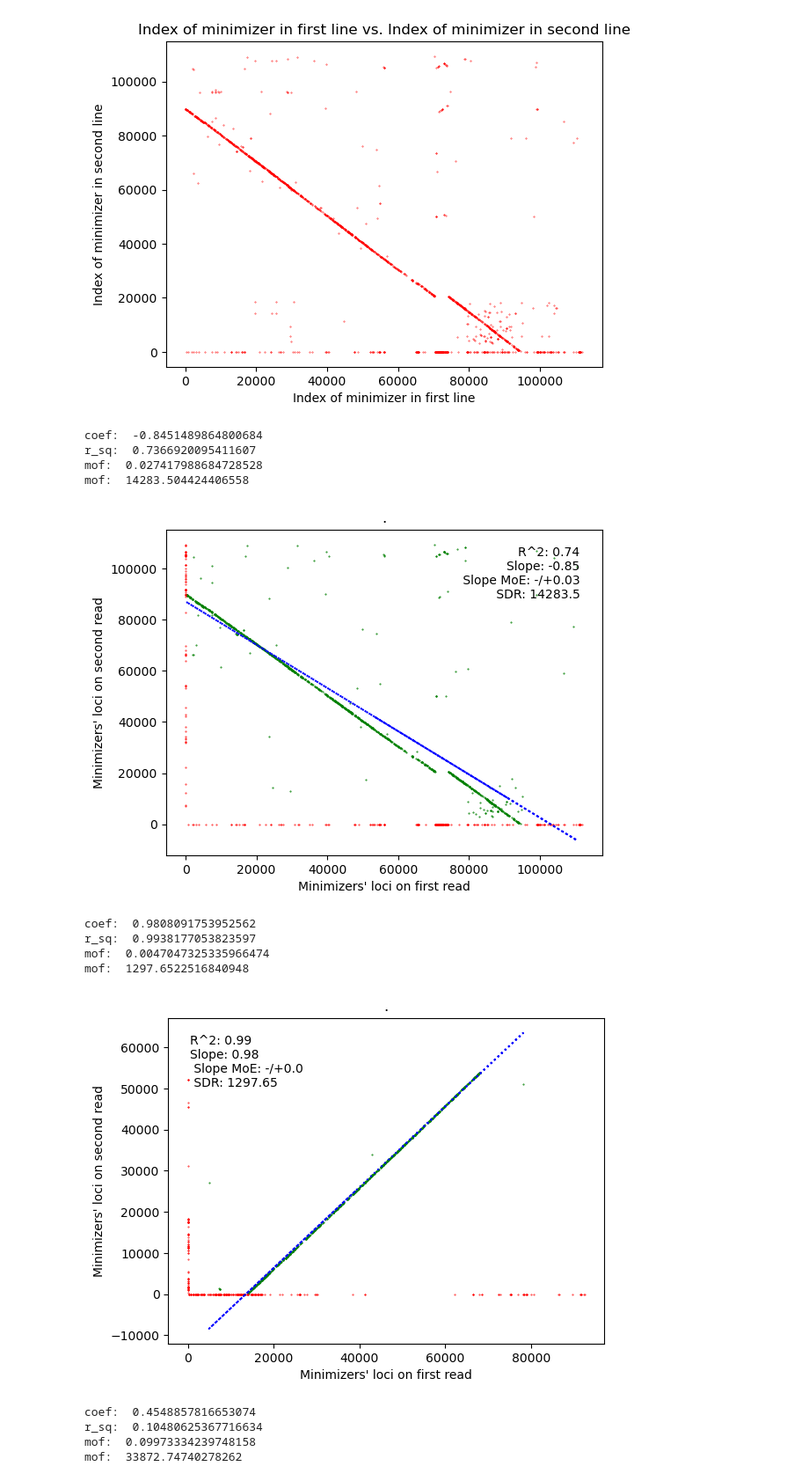
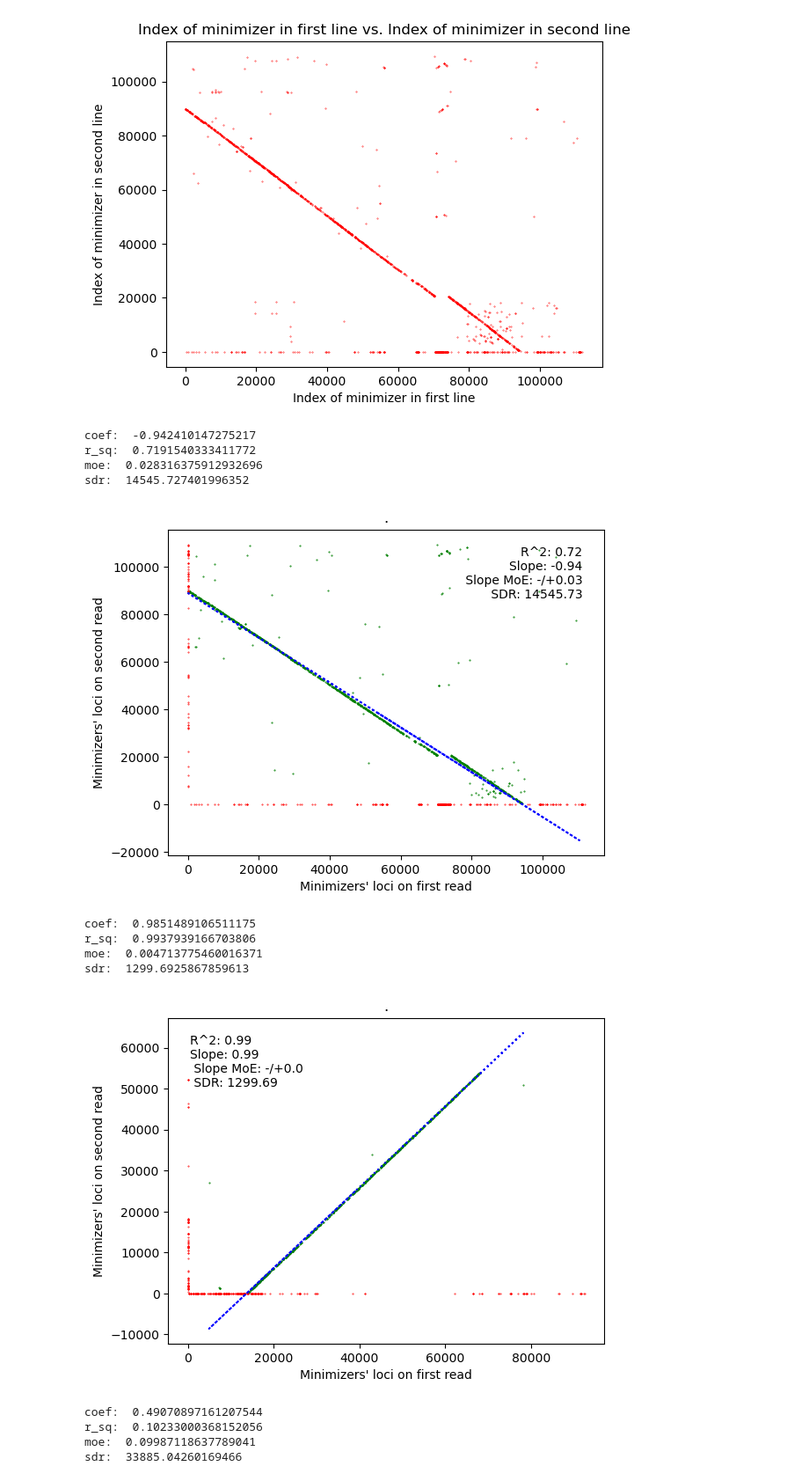
Before and after one commit to aafshinfard/JNP_repo, a Jupyter notebook: daily.ipynb, the cells around one changed output. Shown at 88% size. Cells and saved outputs as stored; diff of their text form; code cells hidden in the pictures.

Commit message:
ransac

```diff
--- a/daily.ipynb
+++ b/daily.ipynb
@@ -1655,7 +1655,7 @@ def ransac_linear_regression(first, second, min_samples=0.95):
     # calculate the confidence interval for the model coefficients
     moe, sdr = calc_moe_sdr(x, y, model.predict(x), model.estimator_.coef_)
 
-    return model, model.estimator_.coef_, r_sq, more, sdr
+    return model, model.estimator_.coef_, r_sq, moe, sdr
 
 def sort_relative(x, y):
     # sort x and apply the same permutation to y
@@ -1811,46 +1811,46 @@ def file_reader(file_full_ad):
 
 file_ad = '/projects/btl_scratch/aafshinfard/projects/physlr2/experiments/datasets/aligned/pairs9/physlr_bxtomx_pair18'
 file_ad = '/projects/btl_scratch/aafshinfard/projects/physlr2/experiments/chm13_guppy_v5/rle_data/physlr_pair18_indexlr2/data'
 #file_name = 'reads.63X.rle.k40-w32.n100-5000.c2-x.physlr.true-false.pair18.true_pair1.tsv'
 #file_name = 'reads.63X.rle.k40-w32.n100-5000.c2-x.physlr.true-false.pair18.false_pair1.tsv'
 # file_name = 'pairs18.seqtk.k40-w32.n100-5000.c2-x.physlr.true_pair1.tsv'
 # file_name = 'pairs18.seqtk.k40-w32.n100-5000.c2-x.physlr.false_pair6.tsv'
 file_name_pre = 'pairs18.seqtk.k40-w32.n100-5000.c2-x.physlr.false_pair'
 #file_full_ad = file_ad + '/' + file_name
 
 # build_location_pairs
 # read files by aataching 1 to 9 to the end of file_name_pre
 
 # for i in range(1, 10):
 #     first, first_loc, second, second_loc = file_reader(file_ad + '/' + file_name_pre + str(i) + '.tsv')
 #     indices_first, indices_second = build_location_pairs(first, first_loc, second, second_loc)
 #     new_indices_first, new_indices_second = sort_relative(indices_first, indices_second)
 #     new2_indices_first, new2_indices_second = skip_zeros(new_indices_first, new_indices_second)
 #     model, y_pred, specs = linear_regression_full(new2_indices_first, new2_indices_second)
 #     plot_all(new_indices_first, new_indices_second, new2_indices_first, new2_indices_second, y_pred, specs)
 
 for i in range(1, 10):
     bxtomxs = file_reader_physlr(file_ad + '/' + file_name_pre + str(i) + '.tsv')
     # extract the first and second key in the dict bxtmxs
     bx1 = list(bxtomxs.keys())[0]
     bx2 = list(bxtomxs.keys())[1]
     comm_mxs, miss_1, miss_2 = overlap_read_pairs(bxtomxs, bx1, bx2)
     x, y = make_LR_arrays(comm_mxs)
-    model, coef, r_sq, moe, sdr = linear_regression_full(x, y)
-    #model, coef, r_sq, mof = ransac_linear_regression(x, y)
+    #model, coef, r_sq, moe, sdr = linear_regression_full(x, y)
+    model, coef, r_sq, moe, sdr = ransac_linear_regression(x, y)
     plot_all_2(x, y, list(miss_1.values()), list(miss_2.values()), model.predict(x), coef, r_sq, moe, sdr)
 # %% [output]
-coef:  -0.8451489864800684
-r_sq:  0.7366920095411607
-mof:  0.027417988684728528
-mof:  14283.504424406558
+coef:  -0.942410147275217
+r_sq:  0.7191540333411772
+moe:  0.028316375912932696
+sdr:  14545.727401996352
-[figure, old version]
+[figure, new version]
-coef:  0.9808091753952562
-r_sq:  0.9938177053823597
-mof:  0.0047047325335966474
-mof:  1297.6522516840948
+coef:  0.9851489106511175
+r_sq:  0.9937939166703806
+moe:  0.004713775460016371
+sdr:  1299.6925867859613
 [figure]
-coef:  0.4548857816653074
-r_sq:  0.10480625367716634
-mof:  0.09973334239748158
-mof:  33872.74740278262
+coef:  0.49070897161207544
+r_sq:  0.10233000368152056
+moe:  0.09987118637789041
+sdr:  33885.04260169466
```
Also changed, not shown: parts of 1 cell of this notebook.
